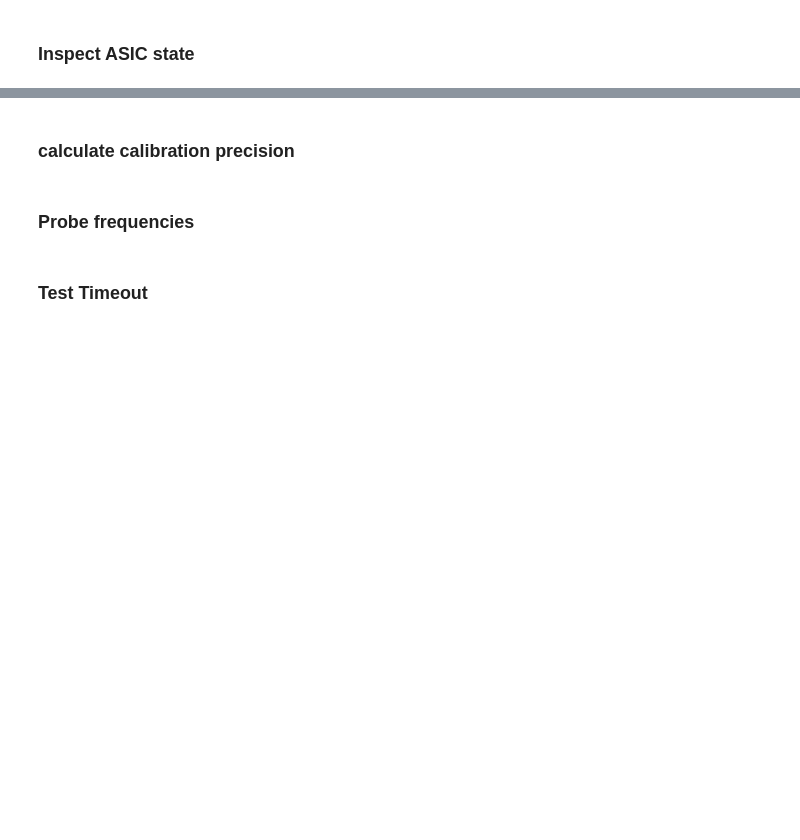
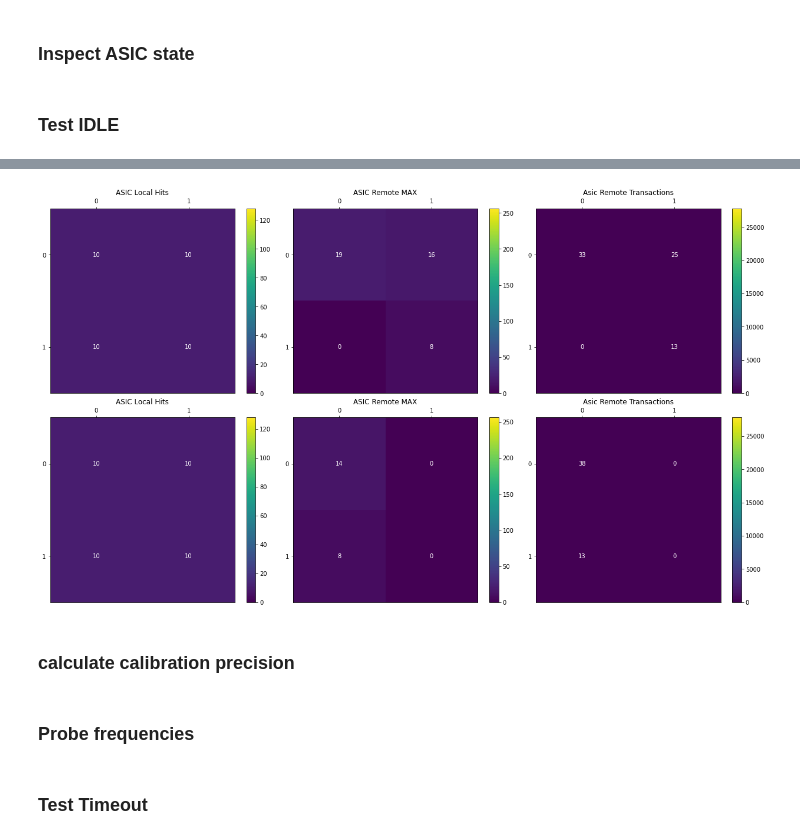
Before and after one commit to OliviaSeidel/qpix-digital, a Jupyter notebook: simulation-software/ArrayNotebook.ipynb, the cells around one changed output, grey strips where cells are left out. Saved outputs shown, nothing was run; the diff lists cells and outputs as text; code cells hidden in the pictures; blank space fills up the shorter version.

```diff
--- a/simulation-software/ArrayNotebook.ipynb
+++ b/simulation-software/ArrayNotebook.ipynb
@@ -39,3 +52,81 @@ if bTestCalibrate:
 # unit test this based on duration of time out?
 if bTestCalibrate:
     qparray.viewAsicState(qpa)
+# %% [markdown]
+### Test IDLE
+# %%
+# make this a unit test for testing a simple idle
+if bTestIdle:
+    from QpixAsicArray import PrintTransactMap
+
+    # small params for unit test
+    rows = 2
+    cols = 2
+    nHits = 10
+    maxTime = 1 # time to idle for
+
+    # make nHits for each asic
+    asicX = sorted([i for i in range(rows)]*cols)
+    asicY = [i for i in range(cols)]*rows
+    asicHits = [sorted(list(np.random.rand(nHits) * maxTime)) for i in range(rows*cols)]
+
+    # make some 'fake' df hits to read in
+    testDF = {}
+    testDF["nrows"] = rows
+    testDF["ncols"] = cols
+    testDF["hits"] = tuple(zip(asicX, asicY, asicHits))
+
+    testingArrays = []
+    qpa = qparray.QpixAsicArray(rows, cols, tiledf=testDF, debug=0)
+    qpa.Route(route="snake", timeout=15e3)
+    qpa.SetPushState()
+    testingArrays.append(qpa)
+
+    qpa2 = qparray.QpixAsicArray(rows, cols, tiledf=testDF, debug=0)
+    qpa2.Route(route="left", timeout=15e3)
+    qpa2.SetPushState()
+    testingArrays.append(qpa2)
+
+
+    fig, axs = plt.subplots(len(testingArrays),3, figsize=(17.5,5*len(testingArrays)))
+
+    for ti, tile in enumerate(testingArrays):
+
+        # go for 10ms after max time to ensure all of the events make it to the daqNode
+        tile.IdleFor(maxTime + 0.6)
+
+        transactData = PrintTransactMap(tile, silent=True)
+
+        # # build up 2d array of transactions to store in heat maps
+        localData = np.zeros((rows,cols), dtype=np.int32)
+        localT = transactData["LocalT"]
+        for i, j, T in localT:
+            localData[i][j] = T
+
+        remoteDataT = np.zeros((rows,cols), dtype=np.int32)
+        remoteT = transactData["RemoteT"]
+        for i, j, T in remoteT:
+            remoteDataT[i][j] = T
+
+        remoteDataM = np.zeros((rows,cols), dtype=np.int32)
+        remoteM = transactData["RemoteMax"]
+        for i, j, T in remoteM:
+            remoteDataM[i][j] = T
+
+        # max number of transactions in this data time
+        maxActivity = maxTime / (1/50e6 * 1800)
+
+        # construct the heatmaps
+        heatMap(localData, rows, cols, ax=axs[ti, 0], vmin=0, vmax=128, header="ASIC Local Hits")
+        heatMap(remoteDataM, rows, cols, ax=axs[ti, 1], vmin=0, vmax=256, header="ASIC Remote MAX")
+        heatMap(remoteDataT, rows, cols, ax=axs[ti, 2], vmin=0, vmax=maxActivity, header="Asic Remote Transactions")
+
+        # look at how many calls to proc queue are made
+        print(f"{ti} called proc {tile._queue.processed} times.")
+
+        for asicKey, hitData in tile._daqNode.hitData.items():
+            print(f"Received {len(hitData)} hits from {asicKey}.")
+
+    fig.tight_layout()
+    plt.show()
+# %% [output]
@@ -42,3 +143,4 @@ if bTestCalibrate:
+[figure, added]
 # %% [markdown]
 ### calculate calibration precision
 # %%
```
Also changed, not shown: parts of 12 cells of this notebook, 2 other files.
